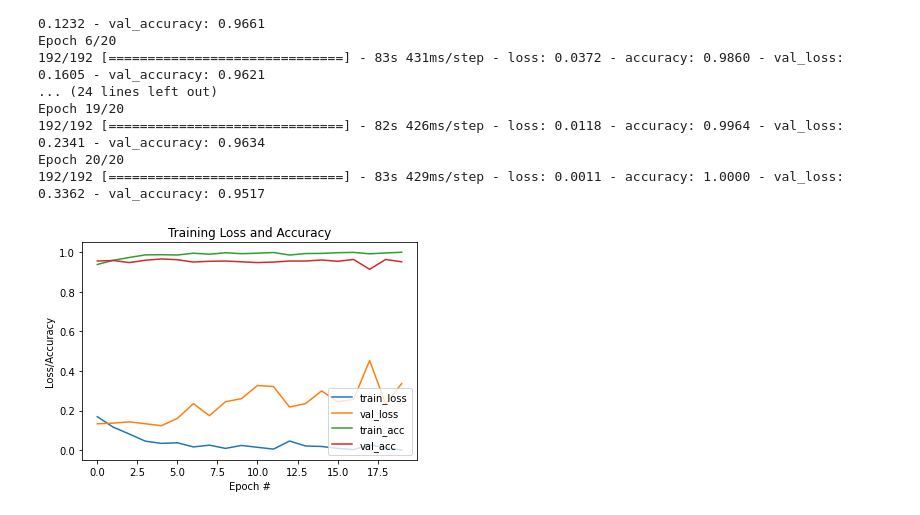
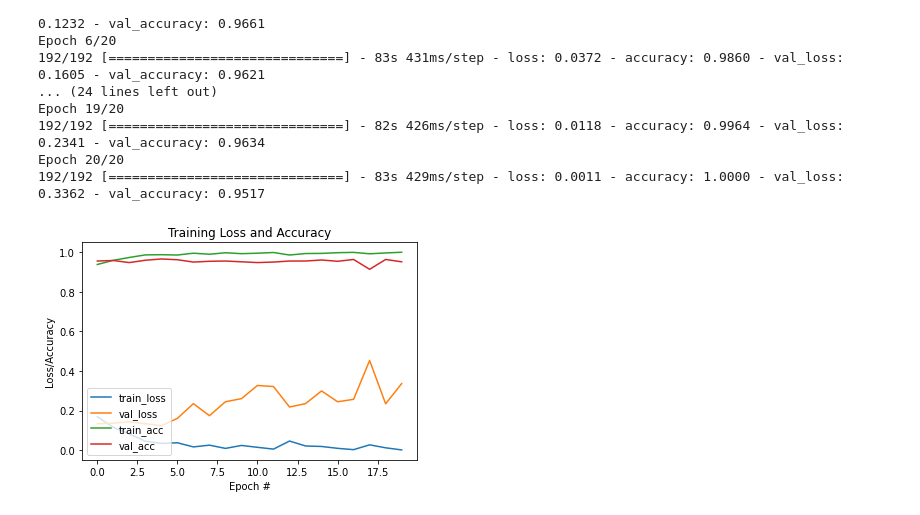
Before and after one commit to mmouadd/GdKI, a Jupyter notebook: Aufgabe_6.ipynb, the cells around one changed output. Cells and saved outputs as stored; diff of their text form; code cells hidden in the pictures.

```diff
--- a/Aufgabe_6.ipynb
+++ b/Aufgabe_6.ipynb
@@ -144,24 +144,23 @@ Epoch 20/20
 # %%
 acc = history.history['accuracy']
 val_acc = history.history['val_accuracy']
 loss = history.history['loss']
 val_loss = history.history['val_loss']
 epochs_range = range(20)
 plt.figure()
 epochs = 20
 N = epochs
 plt.plot(np.arange(0,N), history.history["loss"], label="train_loss")
 plt.plot(np.arange(0,N), history.history["val_loss"], label="val_loss")
 plt.plot(np.arange(0,N), history.history["accuracy"], label="train_acc")
 plt.plot(np.arange(0,N), history.history["val_accuracy"], label="val_acc")
 plt.title("Training Loss and Accuracy")
 plt.xlabel("Epoch #")
 plt.ylabel("Loss/Accuracy")
-plt.legend(loc='lower right')
-
+plt.legend(loc='lower left')
 plt.show()
 # %% [output]
-[figure, old version]
+[figure, new version]
 # %%
 import cv2 #opencv itself
 
```
Also changed, not shown: parts of 1 cell of this notebook.
